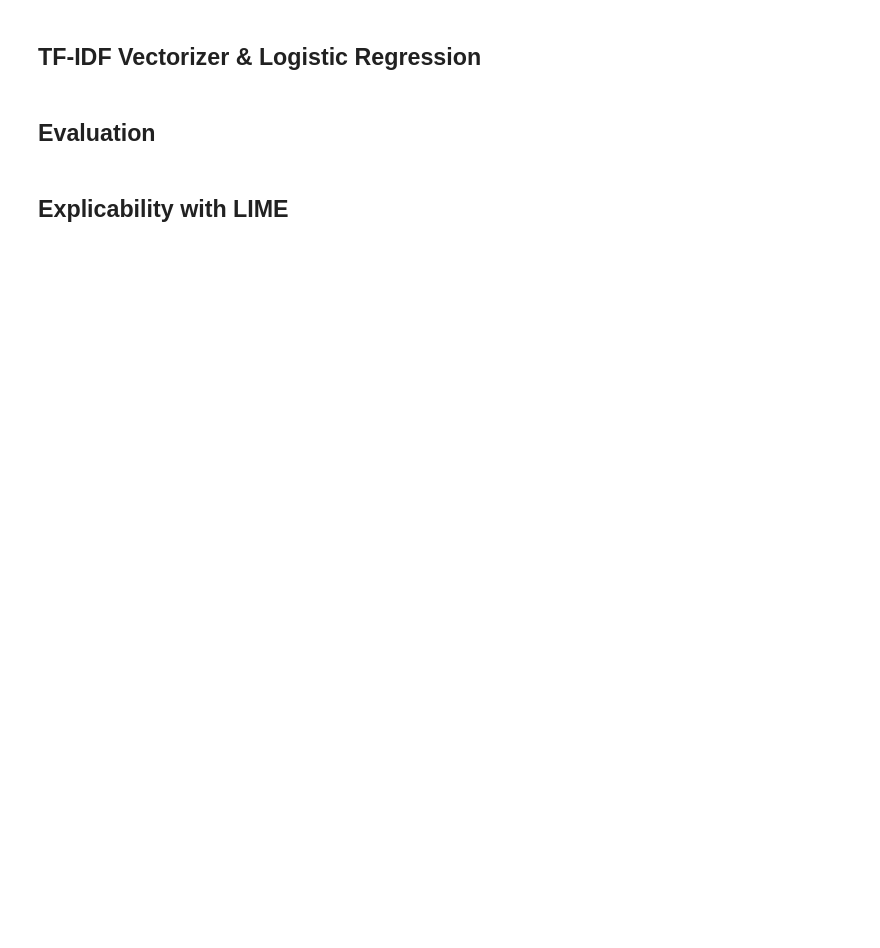
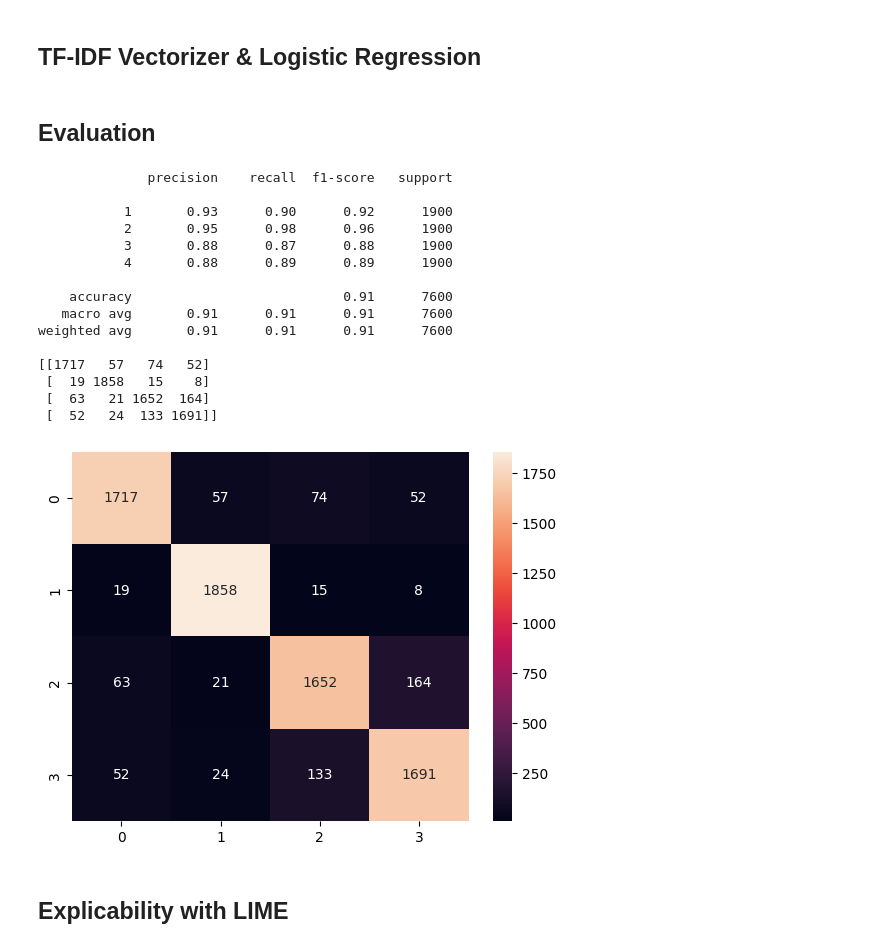
Before and after one commit to 0nyr/explainibility_seminar, a Jupyter notebook: src/Notebook_explicability_students_version-2.ipynb, the cells around one changed output. Drawn from its saved outputs; the diff is of its cells as text; code cells hidden in the pictures; blank space fills up the shorter version.

```diff
--- a/src/Notebook_explicability_students_version-2.ipynb
+++ b/src/Notebook_explicability_students_version-2.ipynb
@@ -238,6 +269,8 @@ Download the train.csv & test.csv datasets from github ([link](https://github.co
 # %%
 import os
 
+PATH = "https://raw.githubusercontent.com/mhjabreel/CharCnn_Keras/master/data/ag_news_csv/"
+
 df_train = pd.read_csv(os.path.join(PATH,"train.csv"), header = None)
 df_test = pd.read_csv(os.path.join(PATH,"test.csv"), header = None)
 # %% [markdown]
@@ -245,4 +278,10 @@ df_test = pd.read_csv(os.path.join(PATH,"test.csv"), header = None)
 # %%
 # TODO :
 #   - Rename the first column as "target", the 2nd as "title", the third as "description"
-#   - Lower the text
+print("df before renaming:", df_train.columns)
+df_train.columns = ["target", "title", "description"]
+print("df after renaming:", df_train.columns)
+
+print("df before renaming:", df_test.columns)
+df_test.columns = ["target", "title", "description"]
+print("df after renaming:", df_test.columns)
@@ -248,0 +293,9 @@ df_test = pd.read_csv(os.path.join(PATH,"test.csv"), header = None)
+# %%
+#   - Lower the text
+print("df before lower:")
+display(df_train.head(5))
+
+df_train["title"] = df_train["title"].str.lower()
+df_train["description"] = df_train["description"].str.lower()
+print("df after lower:")
+display(df_train.head(5))
@@ -278,2 +343,32 @@ print(confusion_matrix(df_test.target, test_pred))
+# %%
+print(classification_report(df_test.target, test_pred))
+print(confusion_matrix(df_test.target, test_pred))
+
+import seaborn as sns
+
+# display the confusion matrix
+cm = confusion_matrix(df_test.target, test_pred)
+sns.heatmap(cm, annot=True, fmt="d")
+
+import plotly.express as px
+
+px.imshow(cm)
+# %% [output]
+              precision    recall  f1-score   support
+
+           1       0.93      0.90      0.92      1900
+           2       0.95      0.98      0.96      1900
+           3       0.88      0.87      0.88      1900
+           4       0.88      0.89      0.89      1900
+
+    accuracy                           0.91      7600
+   macro avg       0.91      0.91      0.91      7600
+weighted avg       0.91      0.91      0.91      7600
+
+[[1717   57   74   52]
+ [  19 1858   15    8]
+ [  63   21 1652  164]
+ [  52   24  133 1691]]
+[figure, added]
 # %% [markdown]
 ## Explicability with LIME
```
Also changed, not shown: parts of 8 cells of this notebook, 1 other file.
